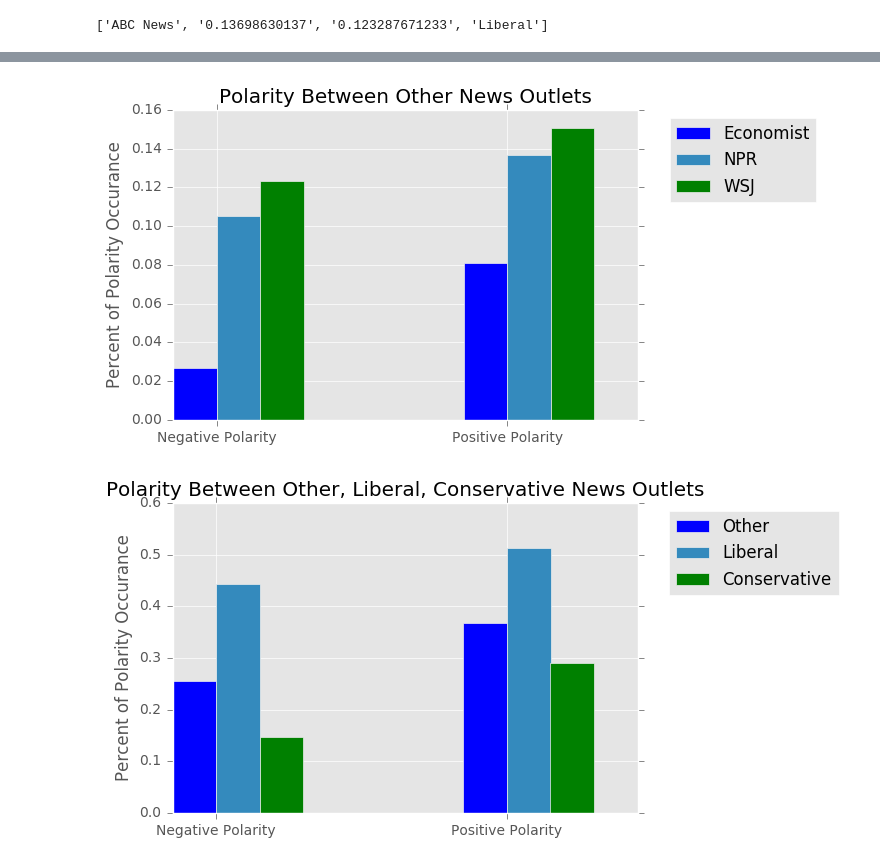
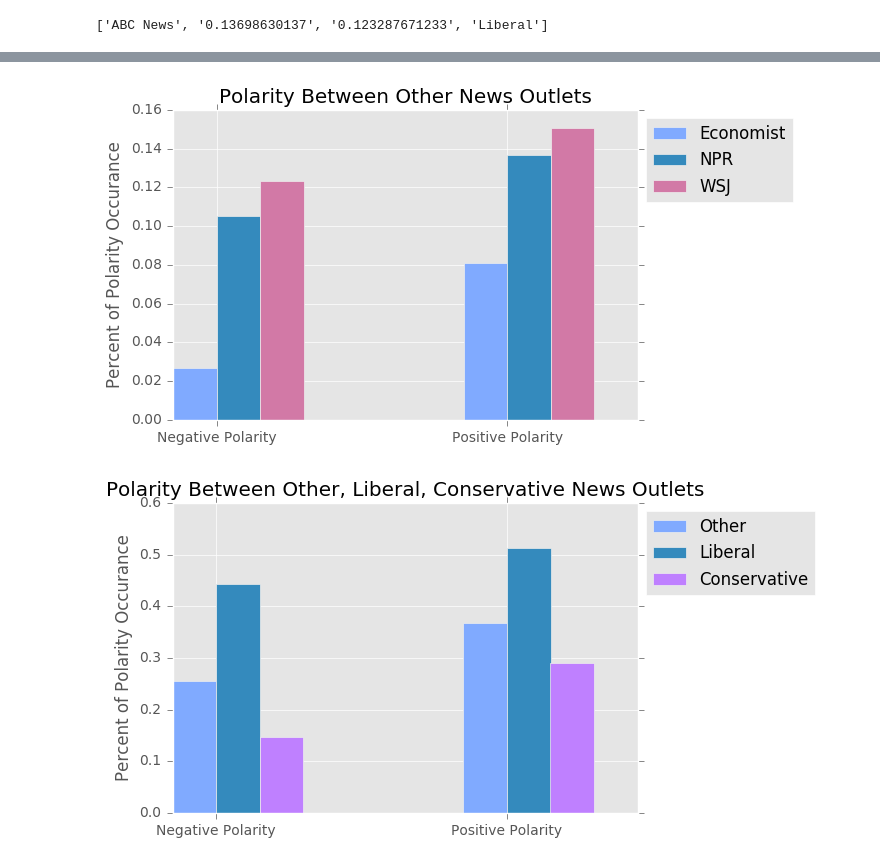
Before and after one commit to noashadmon/sta141bfinal, a Jupyter notebook: nounpolarity-analysis.ipynb, the cells around one changed output, grey strips where cells are left out. Saved outputs shown, nothing was run; the diff lists cells and outputs as text; code cells hidden in the pictures.

```diff
--- a/nounpolarity-analysis.ipynb
+++ b/nounpolarity-analysis.ipynb
@@ -212,5 +208,6 @@ ws = polarity_levels(wsj_noun_pol, "WSJ", "Other", len(wsj))
 br = polarity_levels(breitbart_noun_pol, "Breitbart", "Conservative", len(breitbart))
 # %%
 df = pd.DataFrame([hp, ab, ec, fo, np, ny, wa, ws, br])
+df.columns = ['News Outlet', 'Negative', 'Positive', 'Category']
 df
 # %% [output]
@@ -232,6 +229,6 @@ df_conservative
 | 3 | Fox | 0.0737179487179 | 0.0897435897436 | Conservative |
 | 8 | Breitbart | 0.0727272727273 | 0.2 | Conservative |
 # %%
-df_other = df[df[3] == "Other"]
+df_other = df[df['Category'] == "Other"]
 df_other
 # %% [output]
@@ -306,39 +303,39 @@ plt.show()
 # %%
 #ind = np.arange(3)
 width = 0.15
 fig = plt.figure()
 ax = fig.add_subplot(111)
-rects1 = ax.bar(ind, df_other.iloc[0, 1:3].values, width, color='b')
+rects1 = ax.bar(ind, df_other.iloc[0, 1:3].values, width, color='#80aaff')
 
 rects2 = ax.bar(ind+width, df_other.iloc[1, 1:3].values, width)
-rects3 = ax.bar(ind+width+width, df_other.iloc[2, 1:3].values, width, color = 'g')
+rects3 = ax.bar(ind+width+width, df_other.iloc[2, 1:3].values, width, color = '#d279a6')
 
 
 ax.set_ylabel('Percent of Polarity Occurance')
 ax.set_xticks(ind+width)
 ax.set_title("Polarity Between Other News Outlets")
 ax.set_xticklabels( ('Negative Polarity', 'Positive Polarity') )
-ax.legend( (rects1[0], rects2[0], rects3[0]), ('Economist', 'NPR', 'WSJ'), bbox_to_anchor=(1.05, 1), loc=2)
+ax.legend( (rects1[0], rects2[0], rects3[0]), ('Economist', 'NPR', 'WSJ'), bbox_to_anchor=(1, 1), loc=2)
 plt.show()
 # %% [output]
-[figure, old version]
+[figure, new version]
 # %%
 #ind = np.arange(2)
 width = 0.15
 fig = plt.figure()
 ax = fig.add_subplot(111)
 
-rects1 = ax.bar(ind, total_other, width, color='b')
+rects1 = ax.bar(ind, total_other, width, color='#80aaff')
 
 rects2 = ax.bar(ind+width, total_lib, width)
-rects3 = ax.bar(ind+width+width, total_con, width, color = 'g')
+rects3 = ax.bar(ind+width+width, total_con, width, color = '#bf80ff')
 
 
 ax.set_ylabel('Percent of Polarity Occurance')
 ax.set_xticks(ind+width)
 ax.set_title("Polarity Between Other, Liberal, Conservative News Outlets")
 ax.set_xticklabels( ('Negative Polarity', 'Positive Polarity') )
-ax.legend( (rects1[0], rects2[0], rects3[0]), ('Other', 'Liberal', 'Conservative'), bbox_to_anchor=(1.05, 1), loc=2)
+ax.legend( (rects1[0], rects2[0], rects3[0]), ('Other', 'Liberal', 'Conservative'), bbox_to_anchor=(1, 1), loc=2)
 plt.show()
 # %% [output]
-[figure, old version]
+[figure, new version]
```
Also changed, not shown: parts of 10 cells of this notebook.
